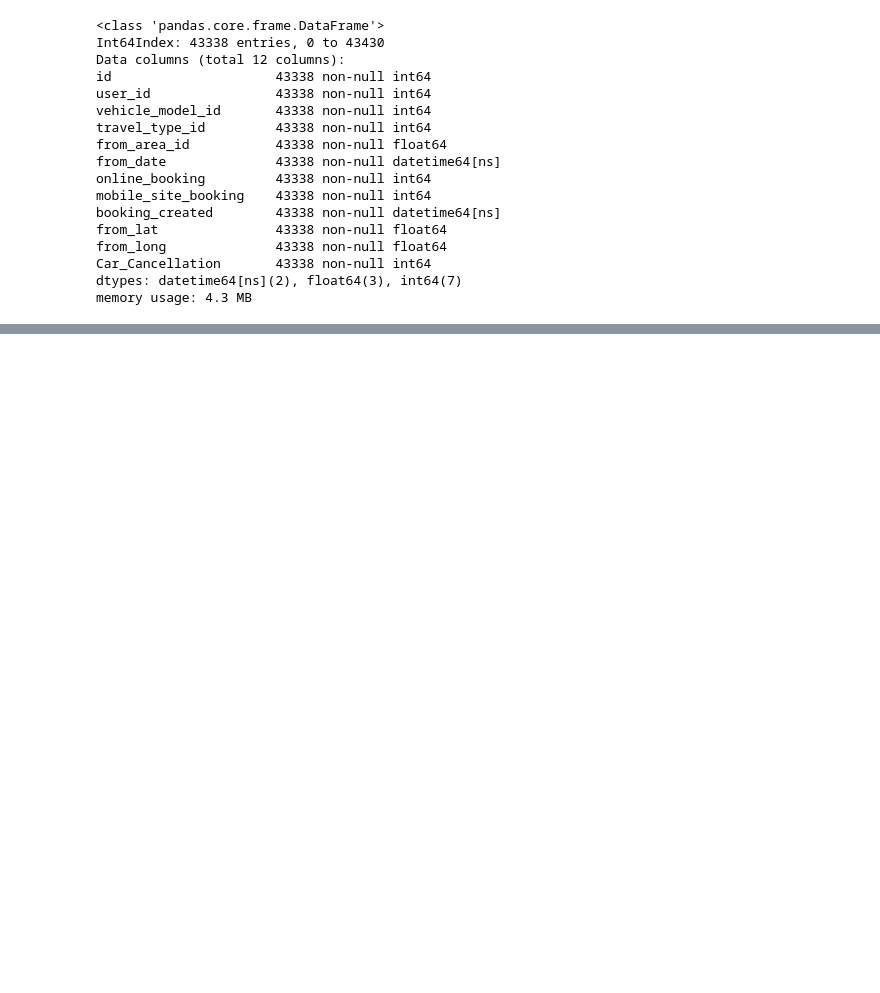
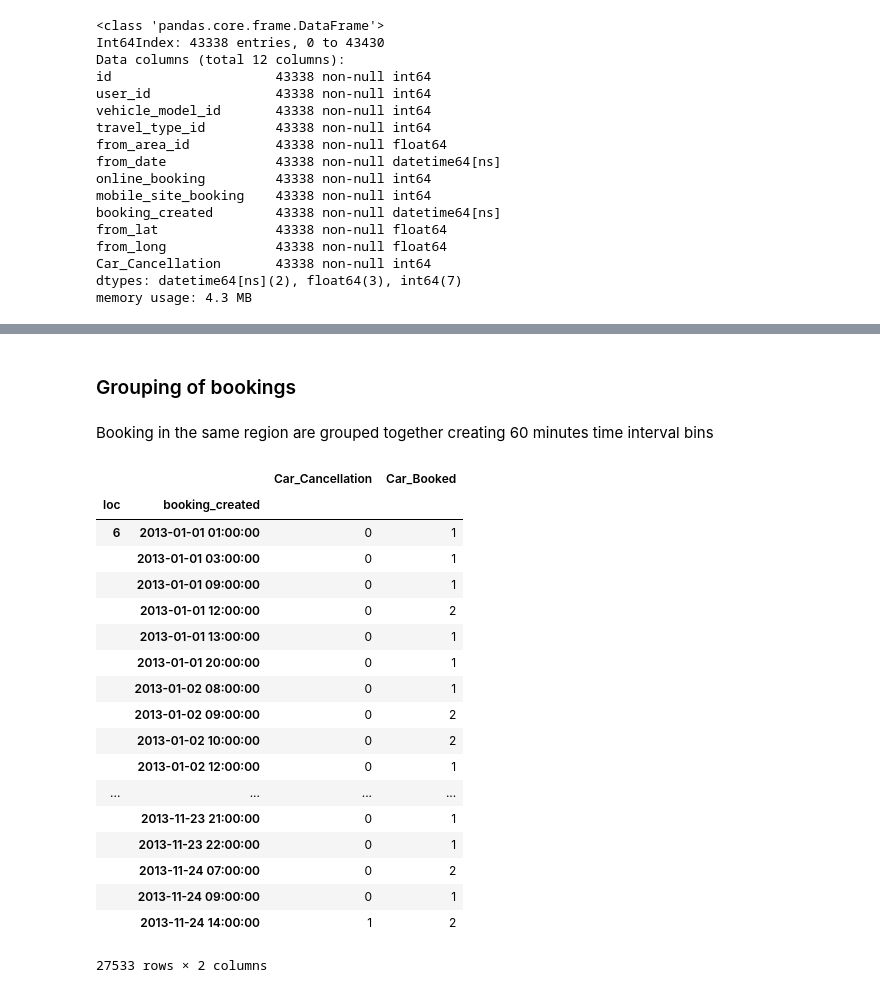
Before and after one commit to sourishsarmah/taxi_booking-prediction, a Jupyter notebook: Taxi Booking Prediction.ipynb, the cells around one changed output, grey strips where cells are left out. Drawn from its saved outputs; the diff is of its cells as text; code cells hidden in the pictures; blank space fills up the shorter version.

```diff
--- a/Taxi Booking Prediction.ipynb
+++ b/Taxi Booking Prediction.ipynb
@@ -216,5 +245,30 @@ df.head()
+# %% [markdown]
+### Grouping of bookings
+# %% [markdown]
+Booking in the same region are grouped together creating 60 minutes time interval bins
 # %%
-data = (df.groupby([pd.Grouper('from_area_id'), pd.Grouper(key='booking_created', freq='60min')])
+data = (df.groupby([pd.Grouper('loc'), pd.Grouper(key='booking_created', freq='60min')])
           .agg({'Car_Cancellation':'sum', 'Car_Booked':'sum'}))
+data
+# %% [output]
+|  |  | Car_Cancellation | Car_Booked |
+| loc | booking_created |  |  |
+| 6 | 2013-01-01 01:00:00 | 0 | 1 |
+|  | 2013-01-01 03:00:00 | 0 | 1 |
+|  | 2013-01-01 09:00:00 | 0 | 1 |
+|  | 2013-01-01 12:00:00 | 0 | 2 |
+|  | 2013-01-01 13:00:00 | 0 | 1 |
+|  | 2013-01-01 20:00:00 | 0 | 1 |
+|  | 2013-01-02 08:00:00 | 0 | 1 |
+|  | 2013-01-02 09:00:00 | 0 | 2 |
+|  | 2013-01-02 10:00:00 | 0 | 2 |
+|  | 2013-01-02 12:00:00 | 0 | 1 |
+| ... | ... | ... | ... |
+|  | 2013-11-23 21:00:00 | 0 | 1 |
+|  | 2013-11-23 22:00:00 | 0 | 1 |
+|  | 2013-11-24 07:00:00 | 0 | 2 |
+|  | 2013-11-24 09:00:00 | 0 | 1 |
+|  | 2013-11-24 14:00:00 | 1 | 2 |
+27533 rows × 2 columns
 # %%
 data.sort_values(['booking_created'], ascending=True, inplace=True)
```
Also changed, not shown: parts of 32 cells of this notebook.
